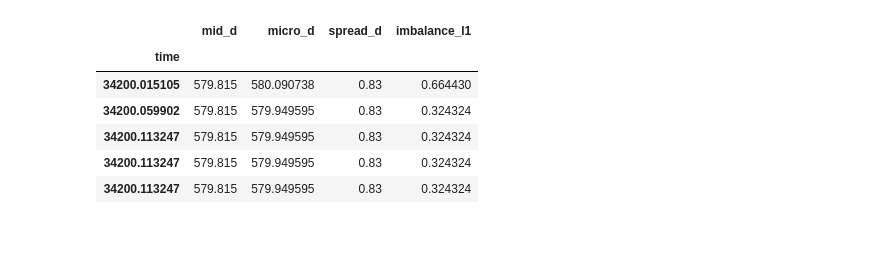
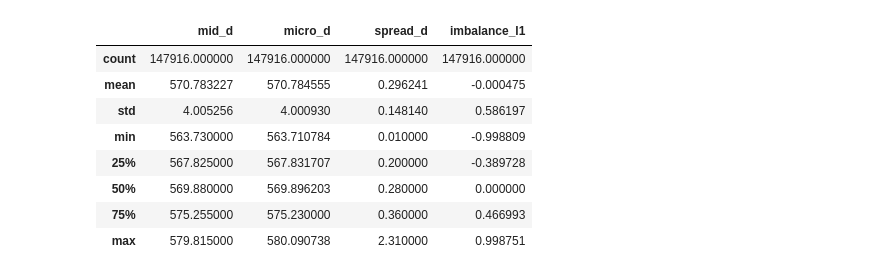
Before and after one commit to andreapezzella/lobster-mm-simulator, a Jupyter notebook: notebooks/02_lob_analytics.ipynb, the cells around one changed output. Saved outputs shown, nothing was run; the diff lists cells and outputs as text; code cells hidden in the pictures; blank space fills up the shorter version.

```diff
--- a/notebooks/02_lob_analytics.ipynb
+++ b/notebooks/02_lob_analytics.ipynb
@@ -14,18 +65,0 @@ ob_path  = f"{DATA_DIR}/GOOG_2012-06-21_34200000_57600000_orderbook_10.csv"
-# %%
-# Message columns (LOBSTER standard)
-msg_cols = ["time", "type", "order_id", "size", "price", "direction"]
-msg = pd.read_csv(msg_path, names=msg_cols)
-
-# Orderbook columns: ask_p1, ask_s1, bid_p1, bid_s1, ..., up to LEVELS
-ob_cols = []
-for lvl in range(1, LEVELS + 1):
-    ob_cols += [f"ask_p{lvl}", f"ask_s{lvl}", f"bid_p{lvl}", f"bid_s{lvl}"]
-ob = pd.read_csv(ob_path, names=ob_cols)
-
-# Merge (same number of rows; row i message ↔ row i orderbook post-event)
-df = pd.concat([msg, ob], axis=1)
-
-# Use time as index (seconds since midnight)
-df = df.set_index("time").sort_index()
-
-df.head()
@@ -41,23 +66,37 @@ df.head()
 # %%
-# --- Core L1 microstructure features ---
-df["mid_d"] = (df["ask_p1"] + df["bid_p1"]) / (2 * PRICE_SCALE)
-df["spread_d"] = (df["ask_p1"] - df["bid_p1"]) / PRICE_SCALE
+#Core L1 microstructure features (USD)
+valid_top = df["ask_p1"].notna() & df["bid_p1"].notna()
 
-# Depth denominator (avoid divide-by-zero)
+df["mid_d"] = np.nan
+df["spread_d"] = np.nan
+df.loc[valid_top, "mid_d"] = (df.loc[valid_top, "ask_p1"] + df.loc[valid_top, "bid_p1"]) / (2 * PRICE_SCALE)
+df.loc[valid_top, "spread_d"] = (df.loc[valid_top, "ask_p1"] - df.loc[valid_top, "bid_p1"]) / PRICE_SCALE
+
 den = (df["bid_s1"] + df["ask_s1"]).replace(0, np.nan)
 
-# Microprice (liquidity-weighted mid)
-df["micro_d"] = (df["ask_p1"] * df["bid_s1"] + df["bid_p1"] * df["ask_s1"]) / den / PRICE_SCALE
+df["micro_d"] = np.nan
+df["imbalance_l1"] = np.nan
+df.loc[valid_top, "micro_d"] = (
+    (df.loc[valid_top, "ask_p1"] * df.loc[valid_top, "bid_s1"] + df.loc[valid_top, "bid_p1"] * df.loc[valid_top, "ask_s1"])
+    / den.loc[valid_top]
+) / PRICE_SCALE
+df.loc[valid_top, "imbalance_l1"] = (df.loc[valid_top, "bid_s1"] - df.loc[valid_top, "ask_s1"]) / den.loc[valid_top]
 
-# L1 order book imbalance in [-1, 1]
-df["imbalance_l1"] = (df["bid_s1"] - df["ask_s1"]) / den
+# Sanity checks
+neg_share = (df.loc[valid_top, "spread_d"] < 0).mean()
+assert neg_share < 1e-6, f"Negative spread share too high: {neg_share:.2e}"
 
-df[["mid_d", "micro_d", "spread_d", "imbalance_l1"]].head()
+out_of_range = ((df.loc[valid_top, "imbalance_l1"] < -1) | (df.loc[valid_top, "imbalance_l1"] > 1)).mean()
+assert out_of_range < 1e-6, f"Imbalance out of [-1,1] too often: {out_of_range:.2e}"
+
+df[["mid_d", "micro_d", "spread_d", "imbalance_l1"]].describe()
 # %% [output]
 |  | mid_d | micro_d | spread_d | imbalance_l1 |
-| time |  |  |  |  |
-| 34200.015105 | 579.815 | 580.090738 | 0.83 | 0.664430 |
-| 34200.059902 | 579.815 | 579.949595 | 0.83 | 0.324324 |
-| 34200.113247 | 579.815 | 579.949595 | 0.83 | 0.324324 |
-| 34200.113247 | 579.815 | 579.949595 | 0.83 | 0.324324 |
-| 34200.113247 | 579.815 | 579.949595 | 0.83 | 0.324324 |
+| count | 147916.000000 | 147916.000000 | 147916.000000 | 147916.000000 |
+| mean | 570.783227 | 570.784555 | 0.296241 | -0.000475 |
+| std | 4.005256 | 4.000930 | 0.148140 | 0.586197 |
+| min | 563.730000 | 563.710784 | 0.010000 | -0.998809 |
+| 25% | 567.825000 | 567.831707 | 0.200000 | -0.389728 |
+| 50% | 569.880000 | 569.896203 | 0.280000 | 0.000000 |
+| 75% | 575.255000 | 575.230000 | 0.360000 | 0.466993 |
+| max | 579.815000 | 580.090738 | 2.310000 | 0.998751 |
```
Also changed, not shown: parts of 5 cells of this notebook, 2 other files.
